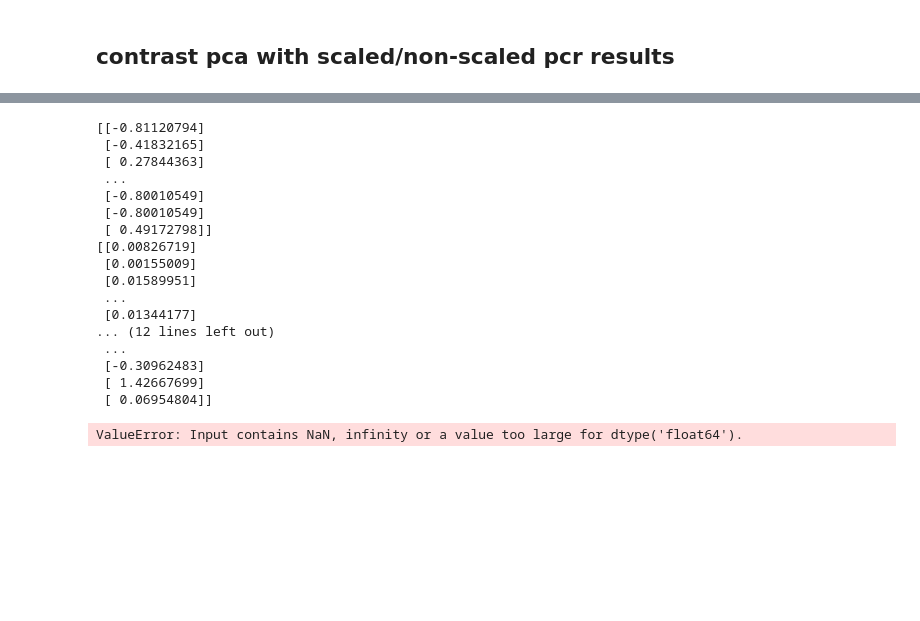
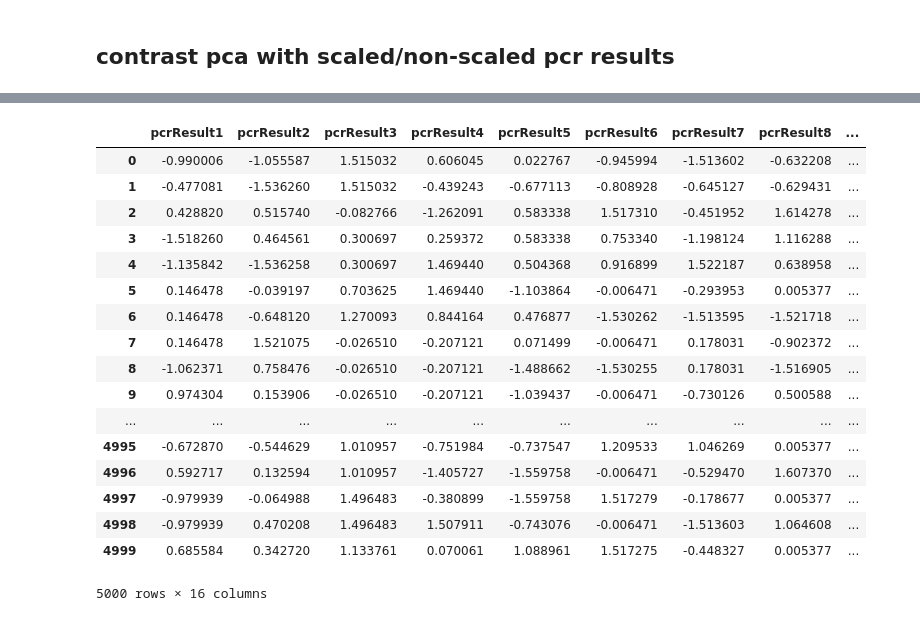
Before and after one commit to aka-sova/236756_Introduction_to_ML, a Jupyter notebook: hw2/wet_alex/data_exploration_virus.ipynb, the cells around one changed output, grey strips where cells are left out. Saved outputs shown, nothing was run; the diff lists cells and outputs as text; code cells hidden in the pictures; blank space fills up the shorter version.

```diff
--- a/hw2/wet_alex/data_exploration_virus.ipynb
+++ b/hw2/wet_alex/data_exploration_virus.ipynb
@@ -312,32 +278,41 @@ Name: pcrResult12, Length: 5000, dtype: float64
 # %%
-df3=df2
+#standardizing pcr results - works!
+from sklearn.preprocessing import StandardScaler
+
+scalar = StandardScaler()
+
+pcr_result = [ 'pcrResult{}'.format(str(np.int(j))) for j in range(1,17)]
+
+df_scalar = pd.DataFrame(data=None, columns= pcr_result  )
+
 
 for item in range(1,17):
-    df3['pcrResult{}'.format(str(np.int(item)))] = df3['pcrResult{}'.format(str(np.int(item)))].fillna( method='pad' )#switch to avg
-    data = np.array( df3['pcrResult{}'.format(str(np.int(item)))].tolist() )
-    data= data.reshape(-1,1)
+    df_scalar['pcrResult{}'.format(str(np.int(item)))] = df['pcrResult{}'.format(str(np.int(item)))].fillna( 0 ) #switch to avg
+    data = np.array( df_scalar['pcrResult{}'.format(str(np.int(item)))].tolist() )
+    data = data.reshape(-1,1)
     data = scalar.fit_transform(data)
-    print(data)
-    #data = np.array( [ j for j in data[0] ] )
-    #output = pd.Series( data )
-    #df3['pcrResult{}'.format(str(np.int(item)))] = output
+    data = np.array(data.reshape(1,-1))
+    data= np.array([ i for i in data[0] ])
+    df_scalar['pcrResult{}'.format(str(np.int(item)))] = pd.Series(  np.array(data) )
+
+df_scalar
 # %% [output]
+|  | pcrResult1 | pcrResult2 | pcrResult3 | pcrResult4 | pcrResult5 | pcrResult6 | pcrResult7 | pcrResult8 | ... |
+| 0 | -0.990006 | -1.055587 | 1.515032 | 0.606045 | 0.022767 | -0.945994 | -1.513602 | -0.632208 | ... |
+| 1 | -0.477081 | -1.536260 | 1.515032 | -0.439243 | -0.677113 | -0.808928 | -0.645127 | -0.629431 | ... |
+| 2 | 0.428820 | 0.515740 | -0.082766 | -1.262091 | 0.583338 | 1.517310 | -0.451952 | 1.614278 | ... |
+| 3 | -1.518260 | 0.464561 | 0.300697 | 0.259372 | 0.583338 | 0.753340 | -1.198124 | 1.116288 | ... |
+| 4 | -1.135842 | -1.536258 | 0.300697 | 1.469440 | 0.504368 | 0.916899 | 1.522187 | 0.638958 | ... |
+| 5 | 0.146478 | -0.039197 | 0.703625 | 1.469440 | -1.103864 | -0.006471 | -0.293953 | 0.005377 | ... |
+| 6 | 0.146478 | -0.648120 | 1.270093 | 0.844164 | 0.476877 | -1.530262 | -1.513595 | -1.521718 | ... |
+| 7 | 0.146478 | 1.521075 | -0.026510 | -0.207121 | 0.071499 | -0.006471 | 0.178031 | -0.902372 | ... |
+| 8 | -1.062371 | 0.758476 | -0.026510 | -0.207121 | -1.488662 | -1.530255 | 0.178031 | -1.516905 | ... |
+| 9 | 0.974304 | 0.153906 | -0.026510 | -0.207121 | -1.039437 | -0.006471 | -0.730126 | 0.500588 | ... |
+| ... | ... | ... | ... | ... | ... | ... | ... | ... | ... |
+| 4995 | -0.672870 | -0.544629 | 1.010957 | -0.751984 | -0.737547 | 1.209533 | 1.046269 | 0.005377 | ... |
+| 4996 | 0.592717 | 0.132594 | 1.010957 | -1.405727 | -1.559758 | -0.006471 | -0.529470 | 1.607370 | ... |
+| 4997 | -0.979939 | -0.064988 | 1.496483 | -0.380899 | -1.559758 | 1.517279 | -0.178677 | 0.005377 | ... |
+| 4998 | -0.979939 | 0.470208 | 1.496483 | 1.507911 | -0.743076 | -0.006471 | -1.513603 | 1.064608 | ... |
+| 4999 | 0.685584 | 0.342720 | 1.133761 | 0.070061 | 1.088961 | 1.517275 | -0.448327 | 0.005377 | ... |
-[[-0.81120794]
- [-0.41832165]
- [ 0.27844363]
- ...
- [-0.80010549]
- [-0.80010549]
- [ 0.49172798]]
-[[0.00826719]
- [0.00155009]
- [0.01589951]
- ...
- [0.01344177]
-... (12 lines left out)
- ...
- [-0.30962483]
- [ 1.42667699]
- [ 0.06954804]]
+5000 rows × 16 columns
-ValueError: Input contains NaN, infinity or a value too large for dtype('float64').
 # %%
```
Also changed, not shown: parts of 5 cells of this notebook.
